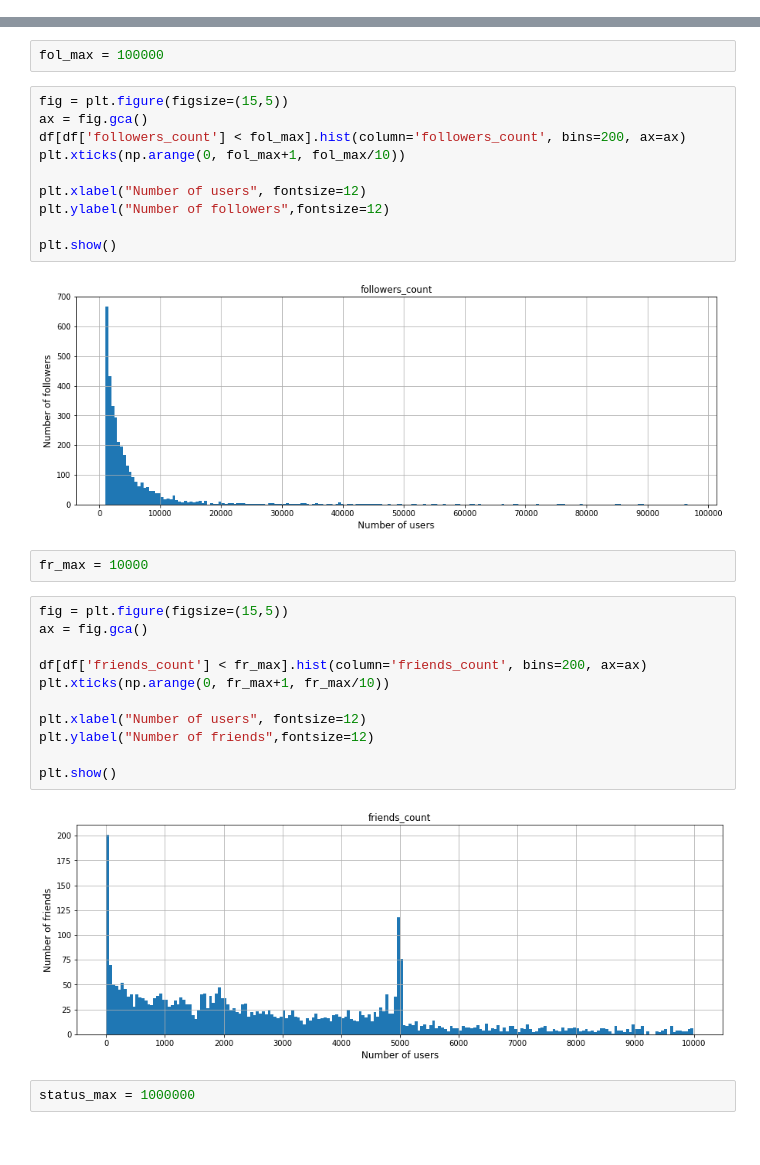
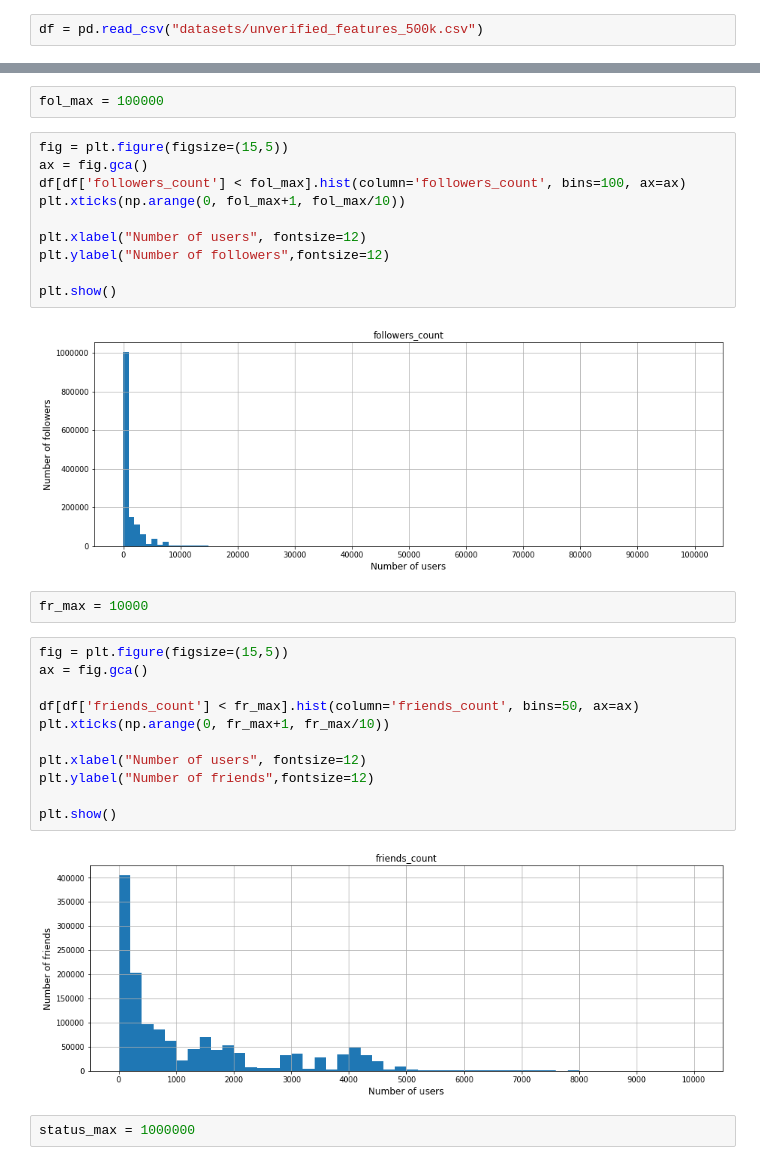
Before and after one commit to Aveek-Saha/TwitterFakeNet, a Jupyter notebook: user_analysis.ipynb, the cells around one changed output, grey strips where cells are left out. Cells and saved outputs as stored; diff of their text form.

Commit message:
Add unverified user analysis

```diff
--- a/user_analysis.ipynb
+++ b/user_analysis.ipynb
@@ -174,3 +169,5 @@ df = pd.read_csv("datasets/unverified.dat",
+# %%
+df = pd.read_csv("datasets/unverified_features_500k.csv")
 # %%
 df.info()
 # %% [output]
@@ -226,7 +225,7 @@ fol_max = 100000
 # %%
 fig = plt.figure(figsize=(15,5))
 ax = fig.gca()
-df[df['followers_count'] < fol_max].hist(column='followers_count', bins=200, ax=ax)
+df[df['followers_count'] < fol_max].hist(column='followers_count', bins=100, ax=ax)
 plt.xticks(np.arange(0, fol_max+1, fol_max/10))
 
 plt.xlabel("Number of users", fontsize=12)
@@ -234,22 +233,22 @@ plt.ylabel("Number of followers",fontsize=12)
 
 plt.show()
 # %% [output]
-[figure, old version]
+[figure, new version]
 # %%
 fr_max = 10000
 # %%
 fig = plt.figure(figsize=(15,5))
 ax = fig.gca()
 
-df[df['friends_count'] < fr_max].hist(column='friends_count', bins=200, ax=ax)
+df[df['friends_count'] < fr_max].hist(column='friends_count', bins=50, ax=ax)
 plt.xticks(np.arange(0, fr_max+1, fr_max/10))
 
 plt.xlabel("Number of users", fontsize=12)
 plt.ylabel("Number of friends",fontsize=12)
 
 plt.show()
 # %% [output]
-[figure, old version]
+[figure, new version]
 # %%
 status_max = 1000000
 # %%
```
Also changed, not shown: parts of 10 cells of this notebook.
